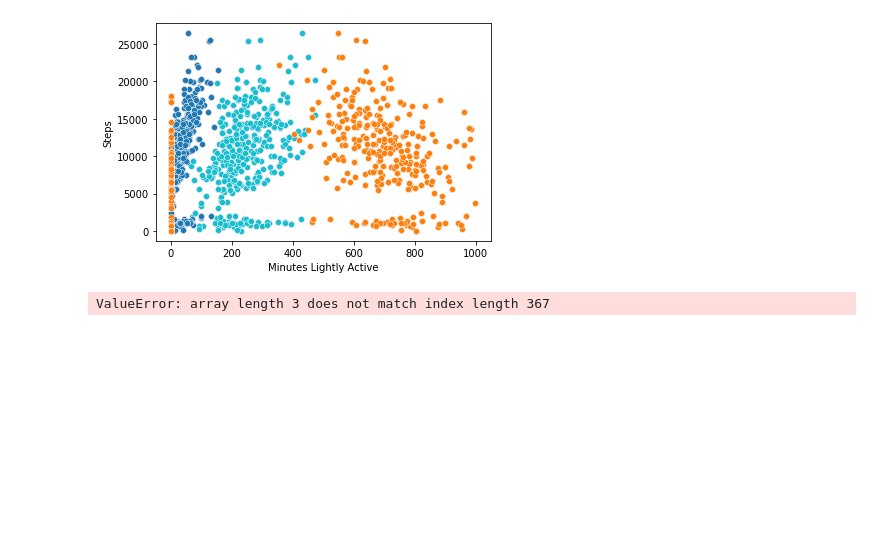
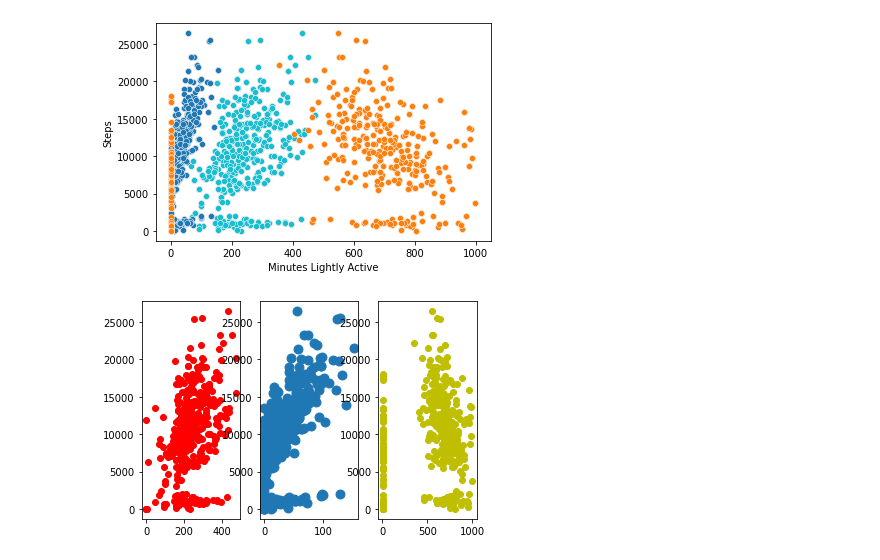
Before and after one commit to Ironhack-Data-Madrid-Febrero-2021/lab-matplotlib-seaborn, a Jupyter notebook: your-code/challenge-2.ipynb, the cells around one changed output. Cells and saved outputs as stored; diff of their text form; code cells hidden in the pictures; blank space fills up the shorter version.

```diff
--- a/your-code/challenge-2.ipynb
+++ b/your-code/challenge-2.ipynb
@@ -83,10 +84,24 @@ for f, col in enumerate(fitbit):
                data = fitbit);
 # %% [output]
 [figure]
-# %%
-for x,y in enumerate(fitbit):
-    x = fibit.steps
-    y = ['Minutes Lightly Active','Minutes Very Active','Minutes Sedentary']
-    sns.scatterplot(x,y)
-# %% [output]
-ValueError: array length 3 does not match index length 367
+# %%
+#segundo modo, en grids
+gridsize = (1,3)
+ax1 = plt.subplot2grid (gridsize, (0,0))
+ax2 = plt.subplot2grid (gridsize, (0,1))
+ax3 = plt.subplot2grid (gridsize, (0,2))
+
+ax1.scatter(x = 'Minutes Lightly Active',
+            y = 'Steps',
+            data = fitbit,
+            c = 'r');
+ax2.scatter(x = 'Minutes Very Active',
+            y = 'Steps',
+            data = fitbit,
+            s = 80);
+ax3.scatter(x = 'Minutes Sedentary',
+            y = 'Steps',
+            data = fitbit,
+           c = 'y');
+# %% [output]
+[figure, added]
```
Also changed, not shown: parts of 1 cell of this notebook.
